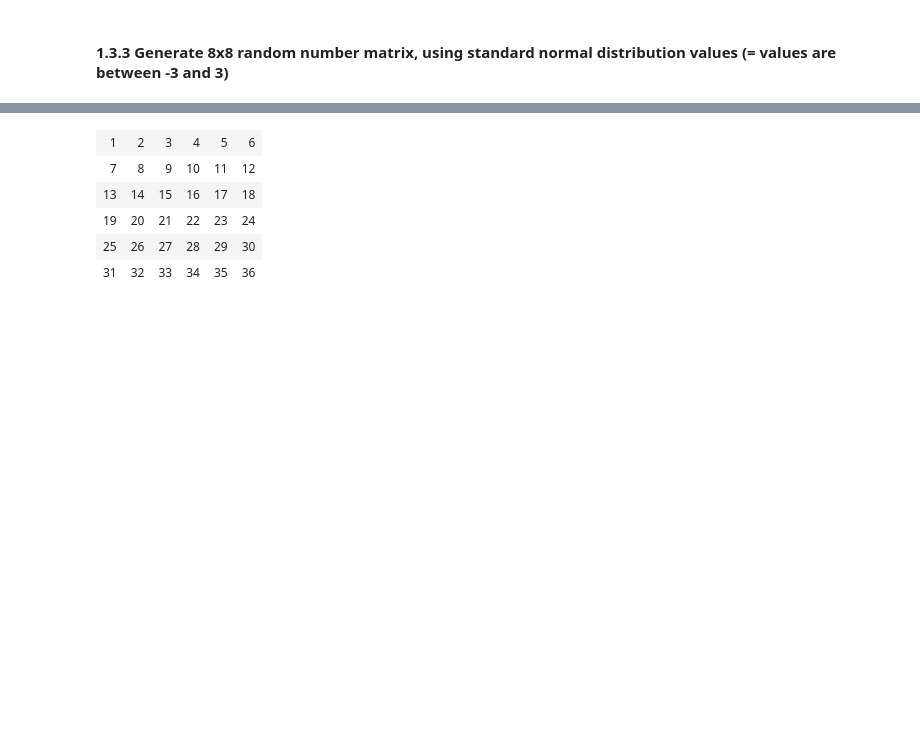
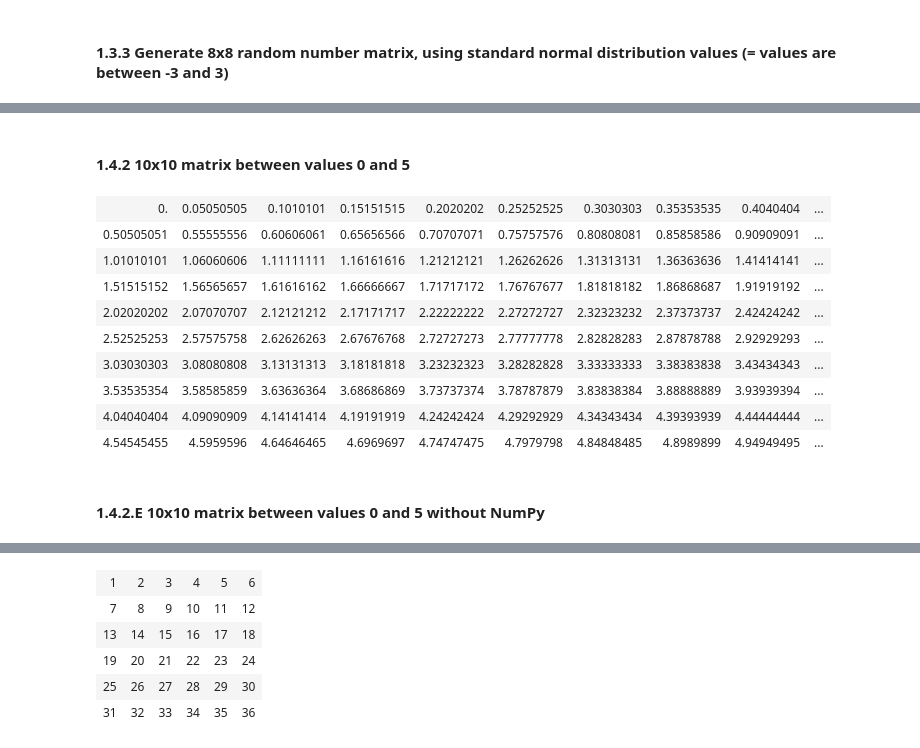
Before and after one commit to jtsillan/DataAnalytics, a Jupyter notebook: exercise_set_1.ipynb, the cells around one changed output, grey strips where cells are left out. Drawn from its saved outputs; the diff is of its cells as text; code cells hidden in the pictures; blank space fills up the shorter version.

```diff
--- a/exercise_set_1.ipynb
+++ b/exercise_set_1.ipynb
@@ -415,0 +418,17 @@ np.random.default_rng().standard_normal(size=(8, 8))
+# %% [markdown]
+<h4>1.4.2 10x10 matrix between values 0 and 5</h4>
+# %%
+np.linspace(0, 5, 100).reshape(10, 10)
+# %% [output]
+| 0. | 0.05050505 | 0.1010101 | 0.15151515 | 0.2020202 | 0.25252525 | 0.3030303 | 0.35353535 | 0.4040404 | ... |
+| 0.50505051 | 0.55555556 | 0.60606061 | 0.65656566 | 0.70707071 | 0.75757576 | 0.80808081 | 0.85858586 | 0.90909091 | ... |
+| 1.01010101 | 1.06060606 | 1.11111111 | 1.16161616 | 1.21212121 | 1.26262626 | 1.31313131 | 1.36363636 | 1.41414141 | ... |
+| 1.51515152 | 1.56565657 | 1.61616162 | 1.66666667 | 1.71717172 | 1.76767677 | 1.81818182 | 1.86868687 | 1.91919192 | ... |
+| 2.02020202 | 2.07070707 | 2.12121212 | 2.17171717 | 2.22222222 | 2.27272727 | 2.32323232 | 2.37373737 | 2.42424242 | ... |
+| 2.52525253 | 2.57575758 | 2.62626263 | 2.67676768 | 2.72727273 | 2.77777778 | 2.82828283 | 2.87878788 | 2.92929293 | ... |
+| 3.03030303 | 3.08080808 | 3.13131313 | 3.18181818 | 3.23232323 | 3.28282828 | 3.33333333 | 3.38383838 | 3.43434343 | ... |
+| 3.53535354 | 3.58585859 | 3.63636364 | 3.68686869 | 3.73737374 | 3.78787879 | 3.83838384 | 3.88888889 | 3.93939394 | ... |
+| 4.04040404 | 4.09090909 | 4.14141414 | 4.19191919 | 4.24242424 | 4.29292929 | 4.34343434 | 4.39393939 | 4.44444444 | ... |
+| 4.54545455 | 4.5959596 | 4.64646465 | 4.6969697 | 4.74747475 | 4.7979798 | 4.84848485 | 4.8989899 | 4.94949495 | ... |
+# %% [markdown]
+<h4>1.4.2.E 10x10 matrix between values 0 and 5 without NumPy</h4>
```
Also changed, not shown: parts of 51 cells of this notebook.
